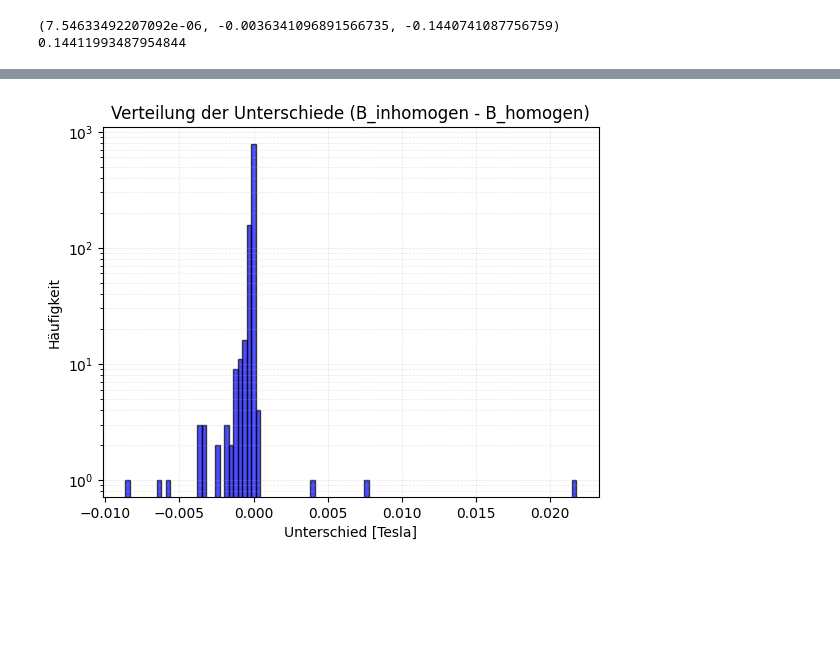
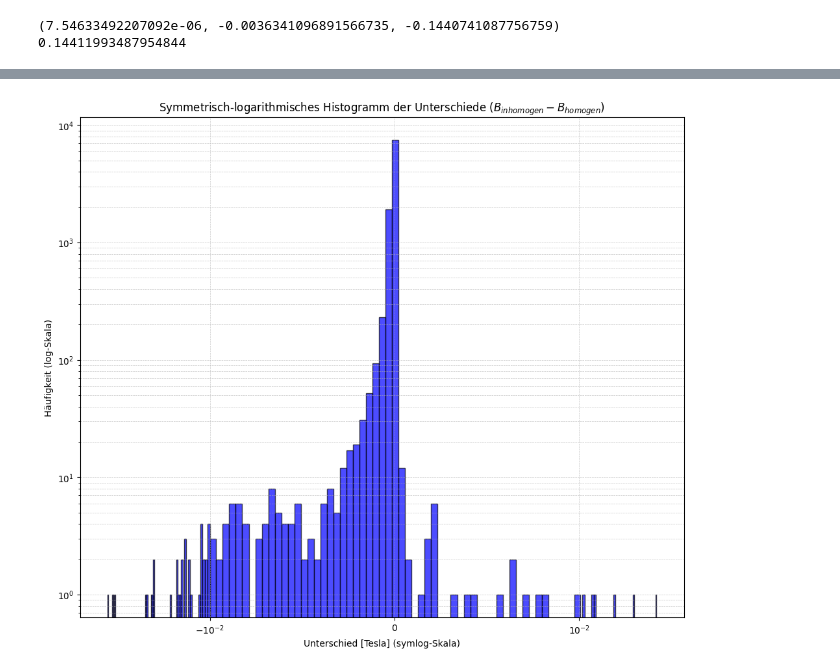
Before and after one commit to Saxermi/hana_pde_modeling_fem, a Jupyter notebook: 4_MagVekPot_InHomCoil.ipynb, the cells around one changed output, grey strips where cells are left out. Saved outputs shown, nothing was run; the diff lists cells and outputs as text; code cells hidden in the pictures; blank space fills up the shorter version.

```diff
--- a/4_MagVekPot_InHomCoil.ipynb
+++ b/4_MagVekPot_InHomCoil.ipynb
@@ -386,10 +387,20 @@ plt.show()
 # %%
-plt.hist(B_diff, bins=100, alpha=0.7, color='blue', edgecolor='black')
-plt.title("Verteilung der Unterschiede (B_inhomogen - B_homogen)")
-plt.xlabel("Unterschied [Tesla]")
-plt.ylabel("Häufigkeit")
-plt.yscale('log')  # Logarithmische Skala für die y-Achse
-plt.grid(True, which="both", linestyle="--", linewidth=0.5, alpha=0.3)
+plt.figure(figsize=(12, 10))
+
+# Symmetrische logarithmische Skalierung (symlog)
+plt.hist(B_diff, bins=200, alpha=0.7, color='blue', edgecolor='black')
+
+# Symmetrische logarithmische Achsenskalierung
+plt.xscale('symlog', linthresh=1e-2)  # "linthresh" definiert den linearen Bereich um 0
+plt.yscale('log')
+
+# Titel und Achsenbeschriftungen
+plt.title("Symmetrisch-logarithmisches Histogramm der Unterschiede $(B_{inhomogen} - B_{homogen})$")
+plt.xlabel("Unterschied [Tesla] (symlog-Skala)")
+plt.ylabel("Häufigkeit (log-Skala)")
+
+# Gitter anzeigen
+plt.grid(True, which="both", linestyle="--", linewidth=0.5, alpha=0.7)
 plt.show()
 # %% [output]
-[figure, old version]
+[figure, new version]
```
Also changed, not shown: parts of 9 cells of this notebook.
